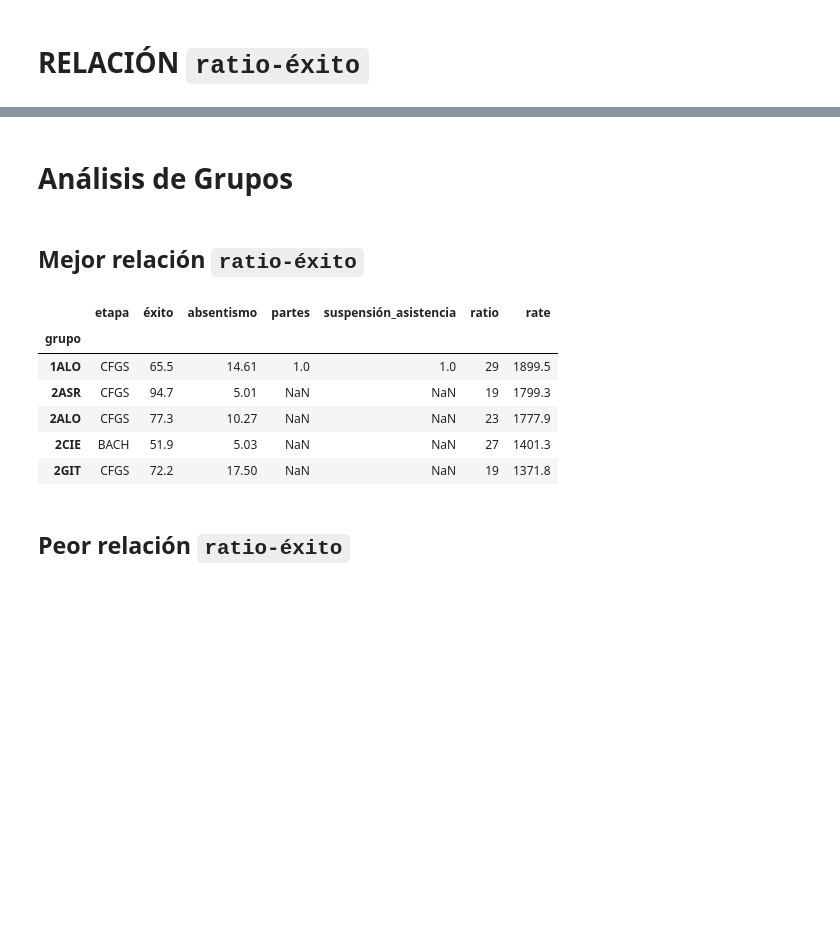
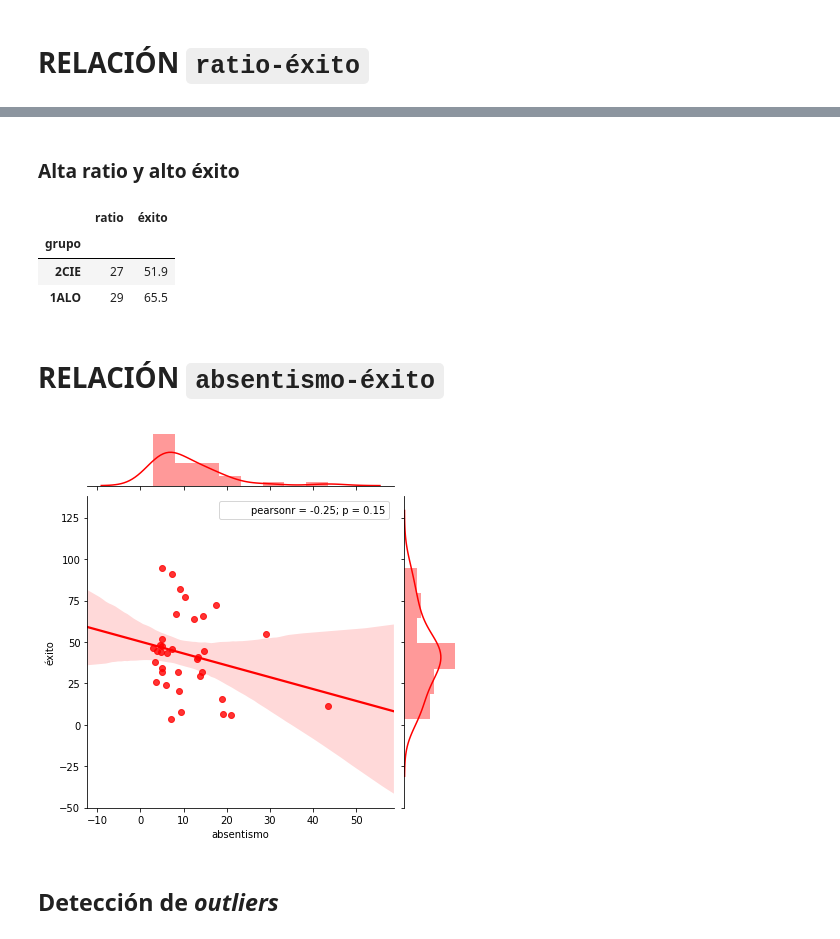
Before and after one commit to iespuertodelacruz/analitica, a Jupyter notebook: 2017-2018/eval1.ipynb, the cells around one changed output, grey strips where cells are left out. Drawn from its saved outputs; the diff is of its cells as text; code cells hidden in the pictures; blank space fills up the shorter version.

```diff
--- a/2017-2018/eval1.ipynb
+++ b/2017-2018/eval1.ipynb
@@ -208,2 +211,17 @@ df[(df["éxito"] > 0) & (df["éxito"] < 20)
+# %% [markdown]
+### Alta ratio y alto éxito
+# %%
+df[(df["ratio"] > 25) & (df["éxito"] > 50)][["ratio", "éxito"]]
+# %% [output]
+|  | ratio | éxito |
+| grupo |  |  |
+| 2CIE | 27 | 51.9 |
+| 1ALO | 29 | 65.5 |
+# %% [markdown]
+# RELACIÓN `absentismo-éxito`
+# %%
+sns.jointplot("absentismo", "éxito", df, kind="reg", color="r");
+# %% [output]
+[figure, added]
 # %% [markdown]
-# Análisis de Grupos
+## Detección de *outliers*
@@ -212,14 +227,0 @@ df["rate"] = df["éxito"] * df["ratio"]
-# %% [markdown]
-## Mejor relación `ratio-éxito`
-# %%
-df.sort_values("rate", ascending=False).head(5)
-# %% [output]
-|  | etapa | éxito | absentismo | partes | suspensión_asistencia | ratio | rate |
-| grupo |  |  |  |  |  |  |  |
-| 1ALO | CFGS | 65.5 | 14.61 | 1.0 | 1.0 | 29 | 1899.5 |
-| 2ASR | CFGS | 94.7 | 5.01 | NaN | NaN | 19 | 1799.3 |
-| 2ALO | CFGS | 77.3 | 10.27 | NaN | NaN | 23 | 1777.9 |
-| 2CIE | BACH | 51.9 | 5.03 | NaN | NaN | 27 | 1401.3 |
-| 2GIT | CFGS | 72.2 | 17.50 | NaN | NaN | 19 | 1371.8 |
-# %% [markdown]
-## Peor relación `ratio-éxito`
```
Also changed, not shown: parts of 31 cells of this notebook, 1 other file.
